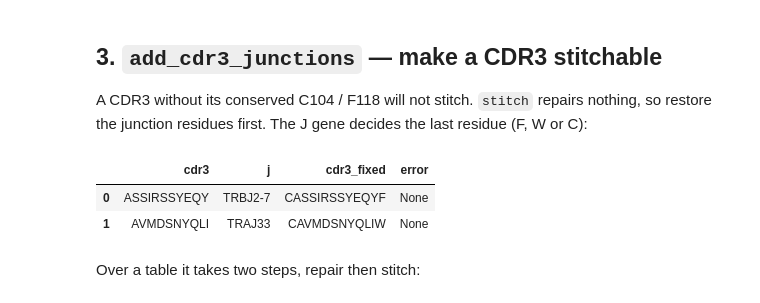
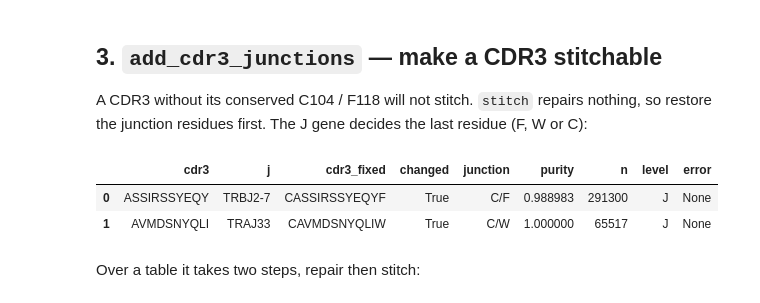
Before and after one commit to akdslab/tcrkit, a Jupyter notebook: notebooks/tcrkit_showcase.ipynb, the cells around one changed output. Cells and saved outputs as stored; diff of their text form; code cells hidden in the pictures.

```diff
--- a/notebooks/tcrkit_showcase.ipynb
+++ b/notebooks/tcrkit_showcase.ipynb
@@ -86,12 +86,11 @@ tcrkit.anarci(alpha, allow={'A', 'B'}, collapse='region')
 A CDR3 without its conserved C104 / F118 will not stitch. `stitch` repairs nothing, so
 restore the junction residues first. The J gene decides the last residue (F, W or C):
 # %%
-tcrkit.add_cdr3_junctions(cdr3=['ASSIRSSYEQY', 'AVMDSNYQLI'], j=['TRBJ2-7', 'TRAJ33'])[
-    ['cdr3', 'j', 'cdr3_fixed', 'error']]
+tcrkit.add_cdr3_junctions(cdr3=['ASSIRSSYEQY', 'AVMDSNYQLI'], j=['TRBJ2-7', 'TRAJ33'])
 # %% [output]
-|  | cdr3 | j | cdr3_fixed | error |
-| 0 | ASSIRSSYEQY | TRBJ2-7 | CASSIRSSYEQYF | None |
-| 1 | AVMDSNYQLI | TRAJ33 | CAVMDSNYQLIW | None |
+|  | cdr3 | j | cdr3_fixed | changed | junction | purity | n | level | error |
+| 0 | ASSIRSSYEQY | TRBJ2-7 | CASSIRSSYEQYF | True | C/F | 0.988983 | 291300 | J | None |
+| 1 | AVMDSNYQLI | TRAJ33 | CAVMDSNYQLIW | True | C/W | 1.000000 | 65517 | J | None |
 # %% [markdown]
 Over a table it takes two steps, repair then stitch:
 # %%
```
Also changed, not shown: parts of 16 cells of this notebook, 17 other files.
